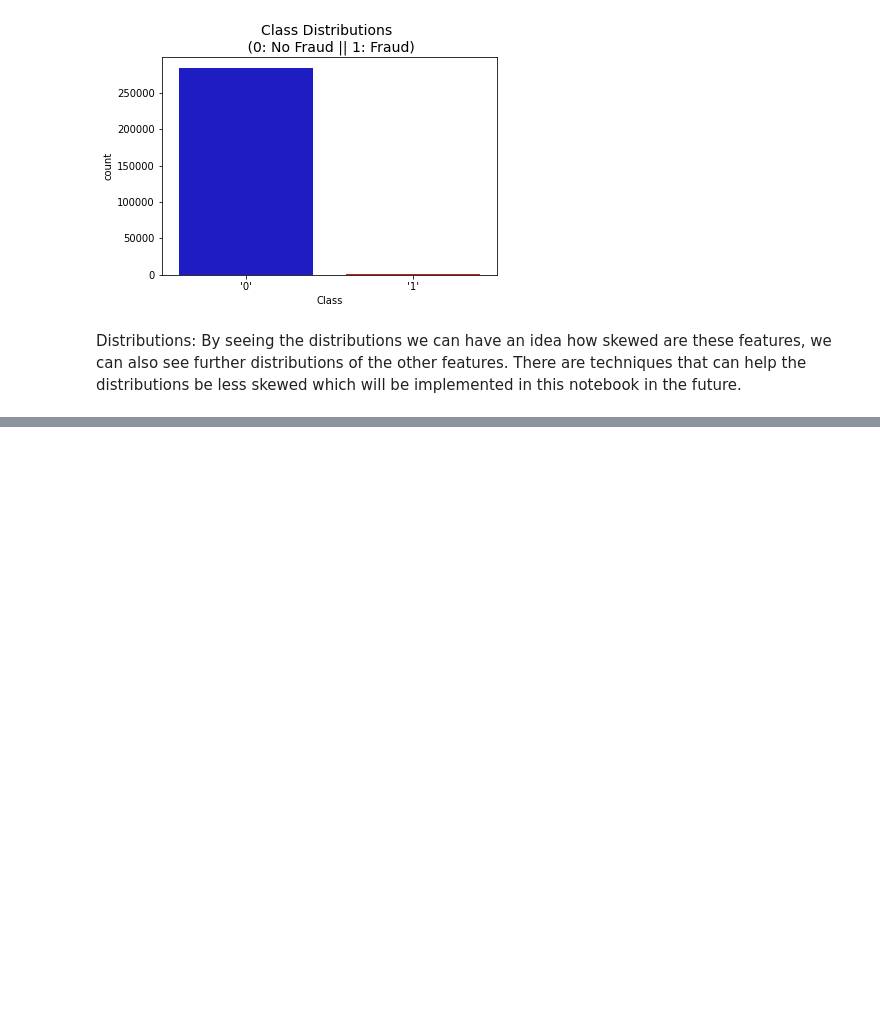
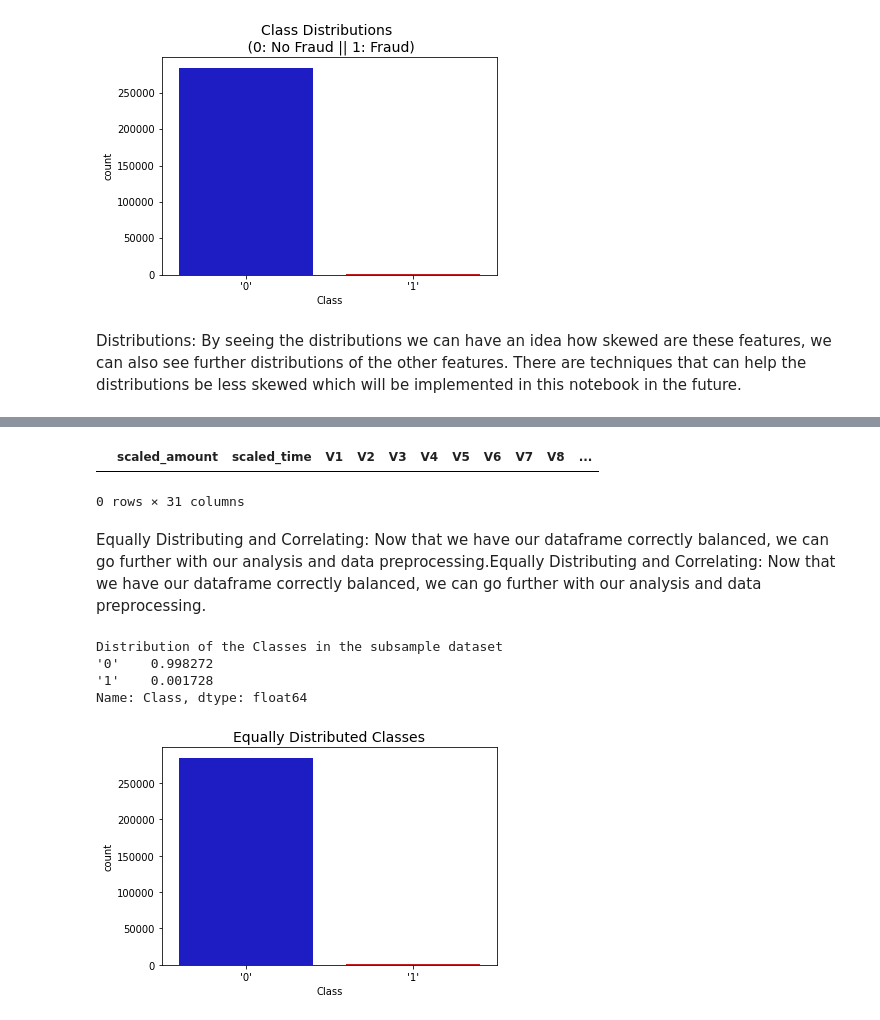
Before and after one commit to WngMen/autodl_daily_coding, a Jupyter notebook: shoudan_python_code.ipynb, the cells around one changed output, grey strips where cells are left out. Saved outputs shown, nothing was run; the diff lists cells and outputs as text; code cells hidden in the pictures; blank space fills up the shorter version.

```diff
--- a/shoudan_python_code.ipynb
+++ b/shoudan_python_code.ipynb
@@ -216,0 +302,11 @@ plt.show()
+# %%
+scaled_amount = df['scaled_amount']
+scaled_time = df['scaled_time']
+
+df.drop(['scaled_amount', 'scaled_time'], axis=1, inplace=True)
+df.insert(0, 'scaled_amount', scaled_amount)
+df.insert(1, 'scaled_time', scaled_time)
+
+# Amount and Time are Scaled!
+
+df.head()
@@ -216,0 +389,17 @@ plt.show()
+# %%
+# Since our classes are highly skewed we should make them equivalent in order to have a normal distribution of the classes.
+
+# Lets shuffle the data before creating the subsamples
+
+df = df.sample(frac=1)
+
+# amount of fraud classes 492 rows.
+fraud_df = df.loc[df['Class'] != '0']
+non_fraud_df = df.loc[df['Class'] != '1'][:492]
+
+normal_distributed_df = pd.concat([fraud_df, non_fraud_df])
+
+# Shuffle dataframe rows
+new_df = normal_distributed_df.sample(frac=1, random_state=42)
+
+new_df.head()
@@ -216,0 +414,24 @@ plt.show()
+# %%
+df.loc[df['Class'] == str('1')]
+# %% [output]
+|  | scaled_amount | scaled_time | V1 | V2 | V3 | V4 | V5 | V6 | V7 | V8 | ... |
+0 rows × 31 columns
+# %% [markdown]
+Equally Distributing and Correlating:
+Now that we have our dataframe correctly balanced, we can go further with our analysis and data preprocessing.Equally Distributing and Correlating:
+Now that we have our dataframe correctly balanced, we can go further with our analysis and data preprocessing.
+# %%
+print('Distribution of the Classes in the subsample dataset')
+print(new_df['Class'].value_counts()/len(new_df))
+
+
+
+sns.countplot('Class', data=new_df, palette=colors)
+plt.title('Equally Distributed Classes', fontsize=14)
+plt.show()
+# %% [output]
+Distribution of the Classes in the subsample dataset
+'0'    0.998272
+'1'    0.001728
+Name: Class, dtype: float64
+[figure, added]
```
Also changed, not shown: parts of 25 cells of this notebook.
